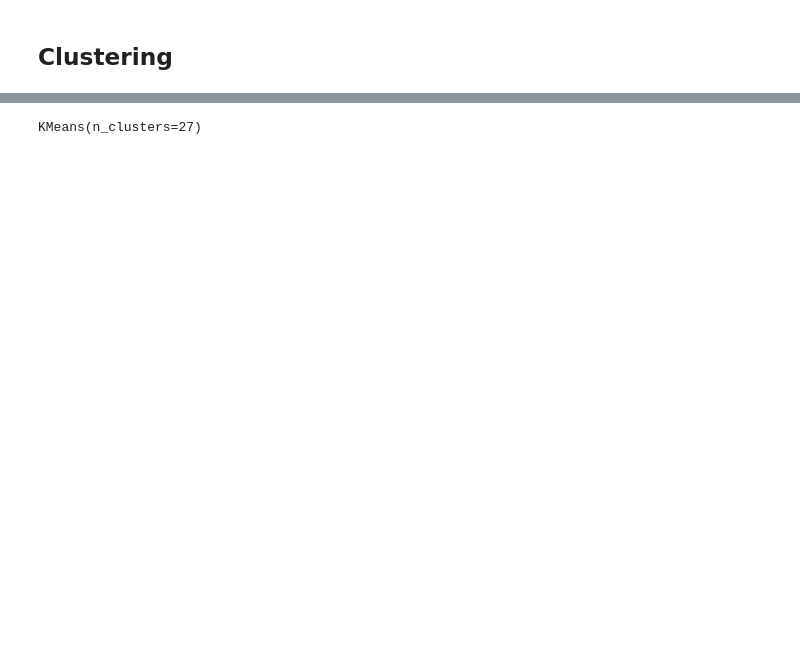
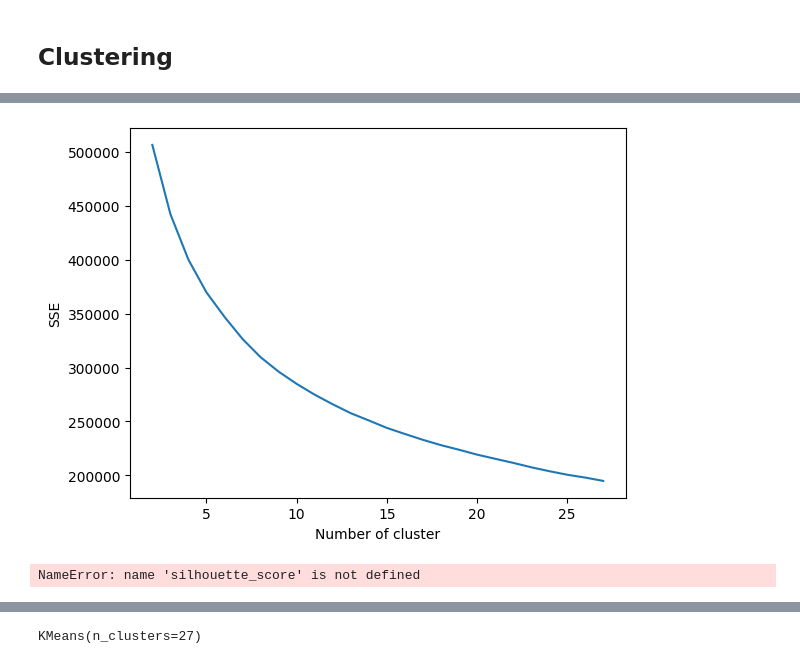
Before and after one commit to oetia/ocean-pca, a Jupyter notebook: pca.ipynb, the cells around one changed output, grey strips where cells are left out. Drawn from its saved outputs; the diff is of its cells as text; code cells hidden in the pictures; blank space fills up the shorter version.

```diff
--- a/pca.ipynb
+++ b/pca.ipynb
@@ -286,0 +464,8 @@ fig.show()
+# %%
+plt.figure()
+plt.plot(kmeans_metrics["k"], kmeans_metrics["sse (inertia)"])
+plt.xlabel("Number of cluster")
+plt.ylabel("SSE")
+plt.show()
+# %% [output]
+[figure, added]
@@ -286,0 +480,4 @@ fig.show()
+# %%
+silhouette_score(df_ED, kmeans.labels_)
+# %% [output]
+NameError: name 'silhouette_score' is not defined
```
Also changed, not shown: parts of 59 cells of this notebook, 5 other files.
